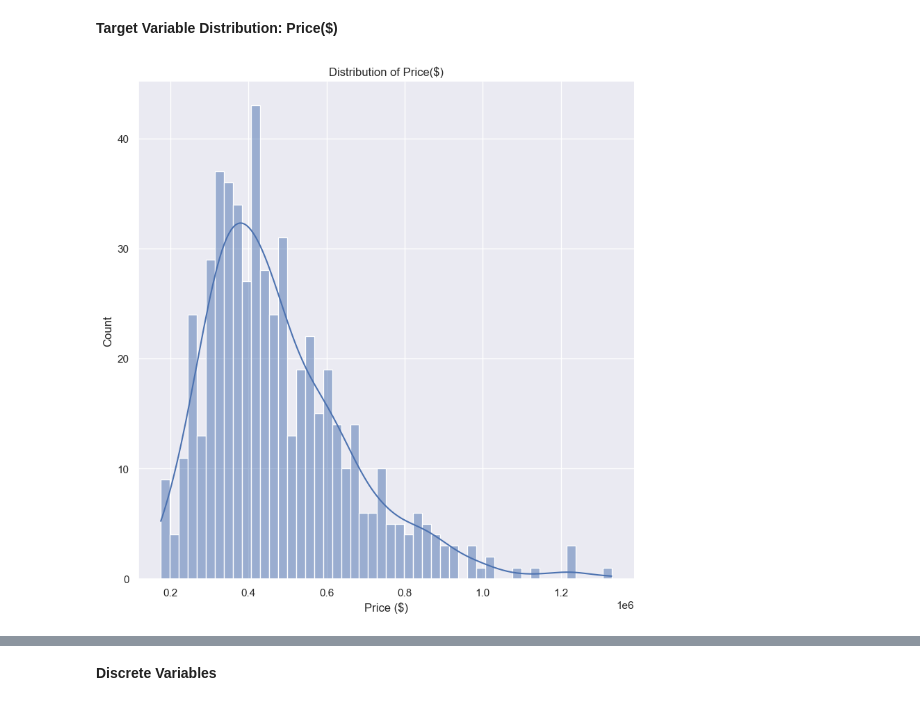
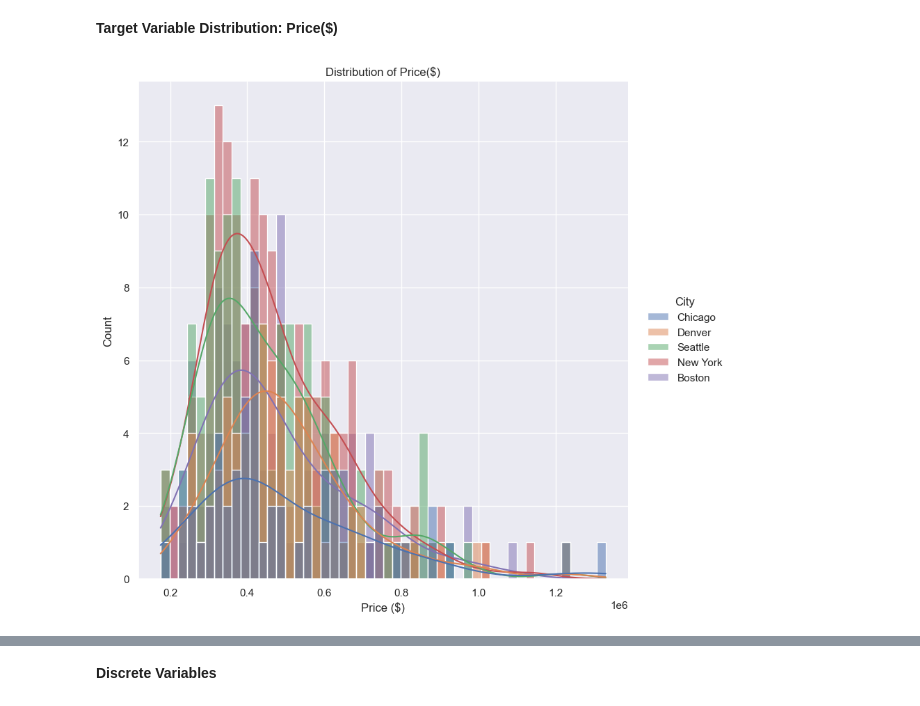
Before and after one commit to lzklucas/SP, a Jupyter notebook: Y2S1/AIML/CA1/reports/Regression/AIML_CA1(Regression).ipynb, the cells around one changed output, grey strips where cells are left out. Cells and saved outputs as stored; diff of their text form; code cells hidden in the pictures.

```diff
--- a/Y2S1/AIML/CA1/reports/Regression/AIML_CA1(Regression).ipynb
+++ b/Y2S1/AIML/CA1/reports/Regression/AIML_CA1(Regression).ipynb
@@ -257,10 +331,10 @@ descriptive_stats
 # %% [markdown]
 **Target Variable Distribution: Price($)**
 # %%
-sns.displot(data=housing_eda, x="Price ($)", kde=True, bins=50, height=8)
+sns.displot(data=housing_eda, x="Price ($)", kde=True, hue="City", bins=50, height=8)
 plt.title("Distribution of Price($)")
 plt.show()
 # %% [output]
-[figure, old version]
+[figure, new version]
 # %% [markdown]
 - The distribution of Price ($) is positvely skewed
```
Also changed, not shown: parts of 182 cells of this notebook, 20 other files.
